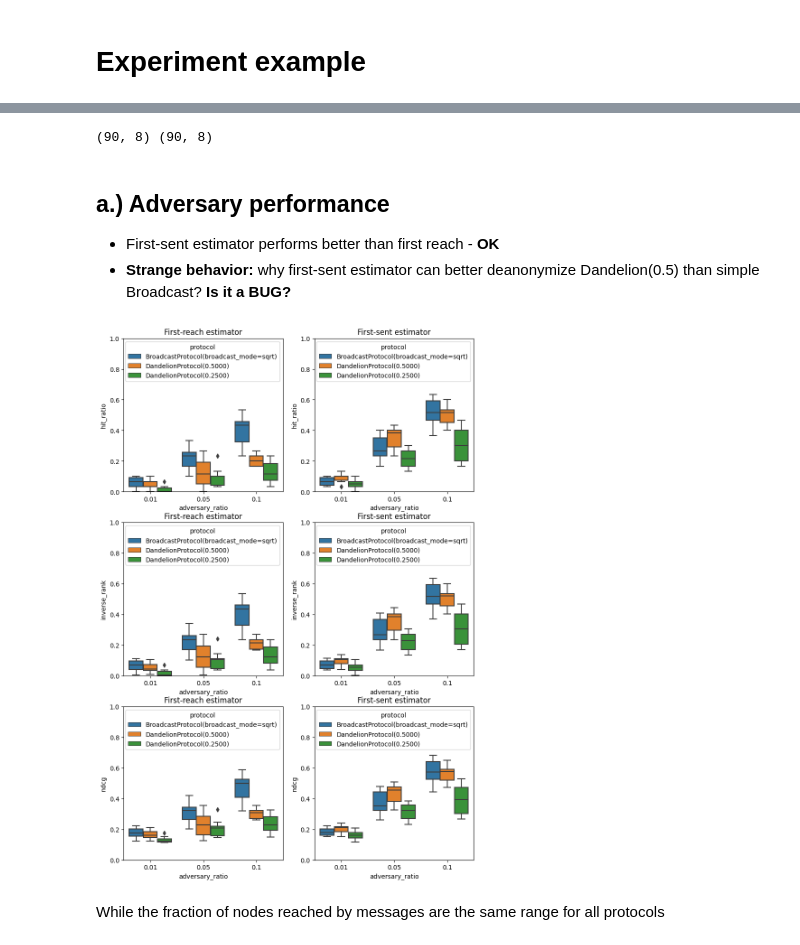
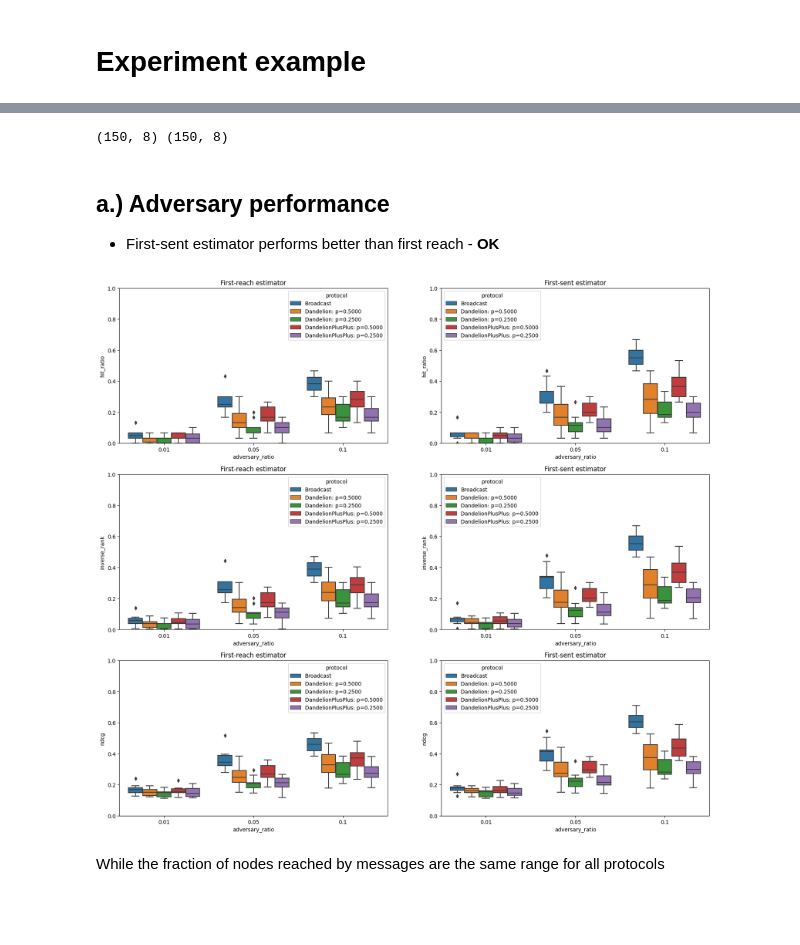
Before and after one commit to ferencberes/ethp2psim, a Jupyter notebook: Experimental.ipynb, the cells around one changed output, grey strips where cells are left out. Drawn from its saved outputs; the diff is of its cells as text; code cells hidden in the pictures; blank space fills up the shorter version.

Commit message:
readme and experimental notebook updated for Dandelion++

```diff
--- a/Experimental.ipynb
+++ b/Experimental.ipynb
@@ -83,9 +91,11 @@ def run_experiment(adversary_ratios, is_active_adversary=False):
             net = Network(network_size, degree, edge_weight_gen=ew_generator)
             adv = Adversary(net, adv_ratio, is_active_adversary)
             protocols = [
-                BroadcastProtocol(net, broadcast_mode="sqrt"),
-                DandelionProtocol(net, 0.5),
-                DandelionProtocol(net, 0.25)
+                BroadcastProtocol(net, broadcast_mode=bc_mode),
+                DandelionProtocol(net, 0.5, broadcast_mode=bc_mode),
+                DandelionProtocol(net, 0.25, broadcast_mode=bc_mode),
+                DandelionPlusPlusProtocol(net, 0.5, broadcast_mode=bc_mode),
+                DandelionPlusPlusProtocol(net, 0.25, broadcast_mode=bc_mode),
             ]
             for protocol in protocols:
                 new_reports, sim = run_and_eval(net, adv, protocol)
@@ -107,11 +115,23 @@ import seaborn as sns
+# %%
+def shorten_protocol_names(df, col="protocol"):
+    def transform_protocol_names(x: str):
+        val = x.replace("Protocol","").replace("spreading_proba","p")
+        val = val.split("broadcast")[0][:-1].replace("(", ": ")
+        if val[-1] == ",":
+            val = val[:-1]
+        return val
+    tmp_df = df.copy()
+    tmp_df[col] = tmp_df[col].apply(transform_protocol_names)
+    return tmp_df
+# %%
+results_df_short = shorten_protocol_names(results_df)
 # %%
-fr_results_df = results_df[results_df["estimator"]=="first_reach"]
-fs_results_df = results_df[results_df["estimator"]=="first_sent"]
+fr_results_df = results_df_short[results_df_short["estimator"]=="first_reach"]
+fs_results_df = results_df_short[results_df_short["estimator"]=="first_sent"]
 print(fr_results_df.shape, fs_results_df.shape)
 # %% [output]
-(90, 8) (90, 8)
+(150, 8) (150, 8)
 # %% [markdown]
 ## a.) Adversary performance
 
 - First-sent estimator performs better than first reach - **OK**
-- **Strange behavior:** why first-sent estimator can better deanonymize Dandelion(0.5) than simple Broadcast? **Is it a BUG?**
@@ -118,17 +141,17 @@ print(fr_results_df.shape, fs_results_df.shape)
 # %%
-fig, ax = plt.subplots(3,2, figsize=(10,15))
+fig, ax = plt.subplots(3,2, figsize=(20,18))
 sns.boxplot(data=fr_results_df, x="adversary_ratio", y="hit_ratio", hue="protocol", ax=ax[0][0])
 sns.boxplot(data=fr_results_df, x="adversary_ratio", y="inverse_rank", hue="protocol", ax=ax[1][0])
 sns.boxplot(data=fr_results_df, x="adversary_ratio", y="ndcg", hue="protocol", ax=ax[2][0])
 sns.boxplot(data=fs_results_df, x="adversary_ratio", y="hit_ratio", hue="protocol", ax=ax[0][1])
 sns.boxplot(data=fs_results_df, x="adversary_ratio", y="inverse_rank", hue="protocol", ax=ax[1][1])
 sns.boxplot(data=fs_results_df, x="adversary_ratio", y="ndcg", hue="protocol", ax=ax[2][1])
 for i in range(3):
     for j in range(2):
         ax[i][j].set_title("First-reach estimator" if j % 2 == 0 else "First-sent estimator")
         ax[i][j].set_ylim(0,1.0)
 # %% [output]
-[figure, old version]
+[figure, new version]
 # %% [markdown]
 While the fraction of nodes reached by messages are the same range for all protocols
 # %%
```
Also changed, not shown: parts of 17 cells of this notebook, 1 other file.
